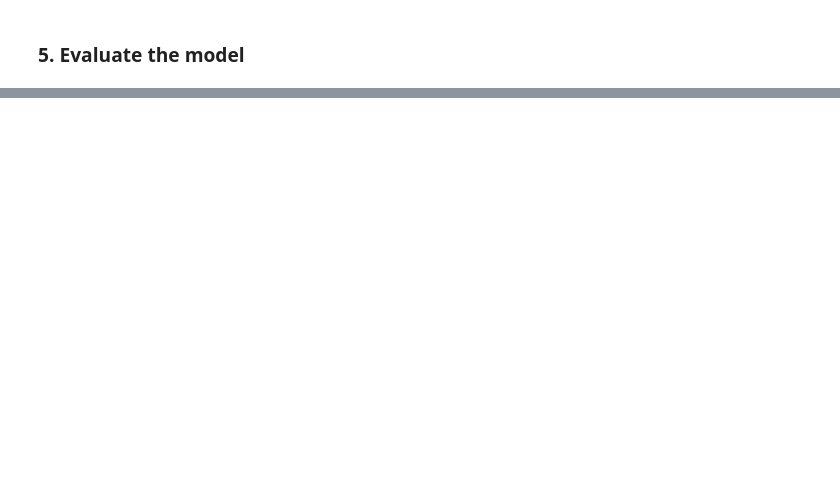
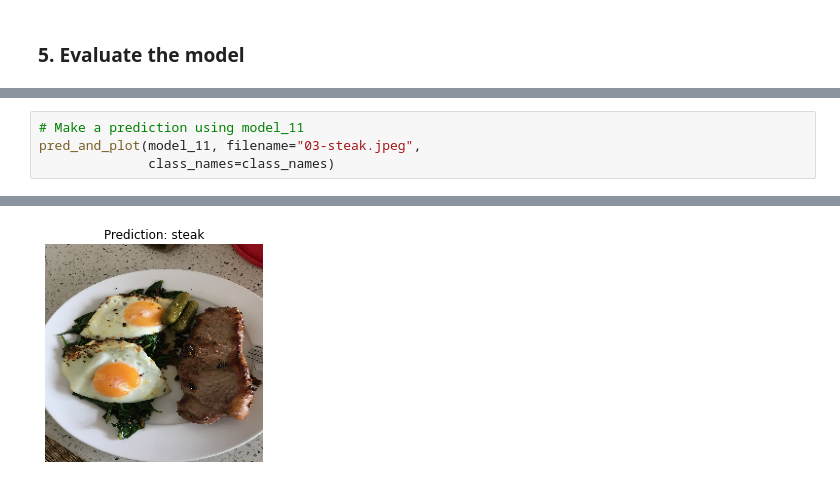
Before and after one commit to maulairfani/DataScience-Learning-Notebooks, a Jupyter notebook: 03_convolutional_neural_networks_in_tensorflow.ipynb, the cells around one changed output, grey strips where cells are left out. Saved outputs shown, nothing was run; the diff lists cells and outputs as text; blank space fills up the shorter version.

```diff
--- a/03_convolutional_neural_networks_in_tensorflow.ipynb
+++ b/03_convolutional_neural_networks_in_tensorflow.ipynb
@@ -908,0 +1340,5 @@ plot_loss_curves(history_8)
+# %%
+# Make a prediction using model_11
+pred_and_plot(model_11, filename="03-steak.jpeg",
+              class_names=class_names)
+# %% [output]
@@ -908,0 +1346 @@ plot_loss_curves(history_8)
+[figure, added]
```
Also changed, not shown: parts of 72 cells of this notebook.
